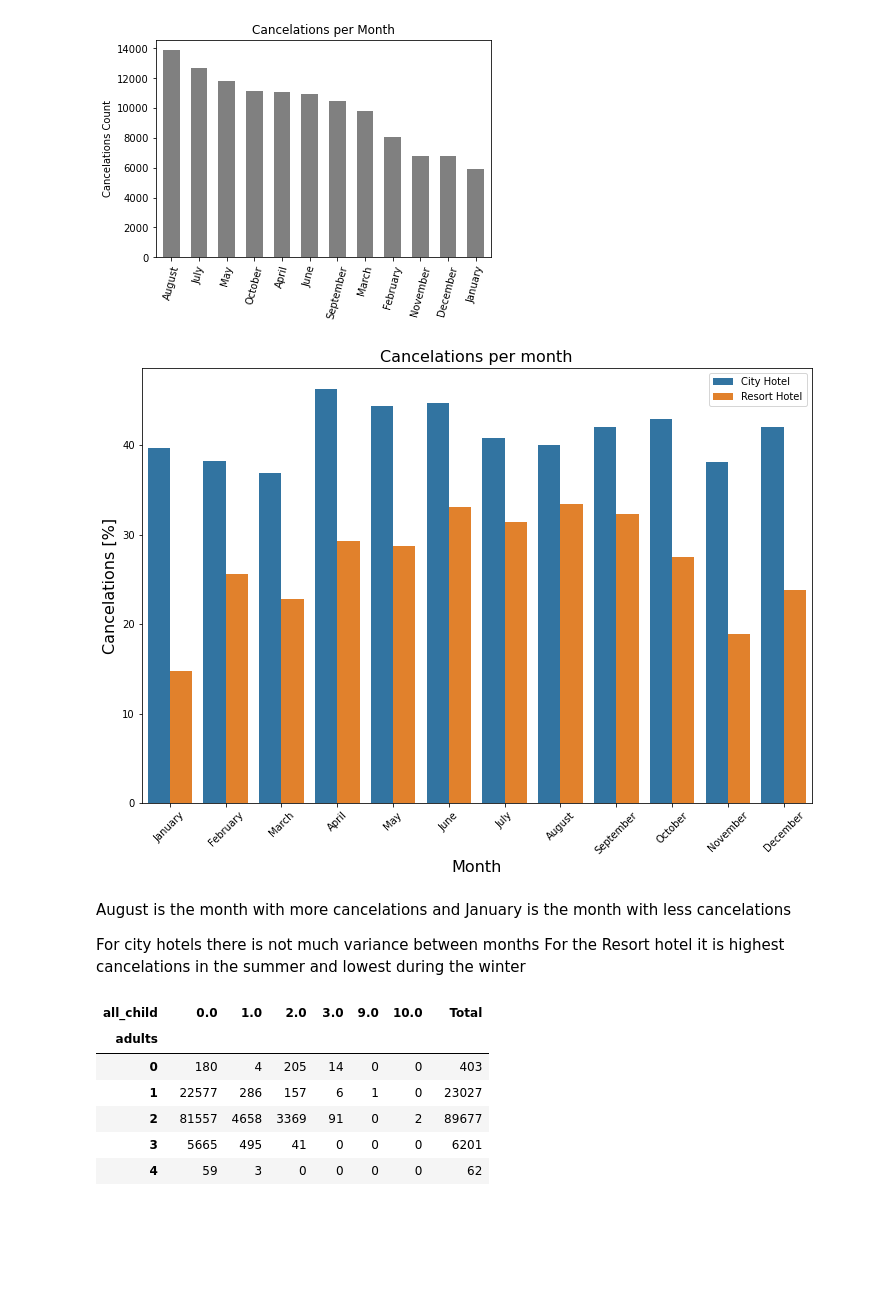
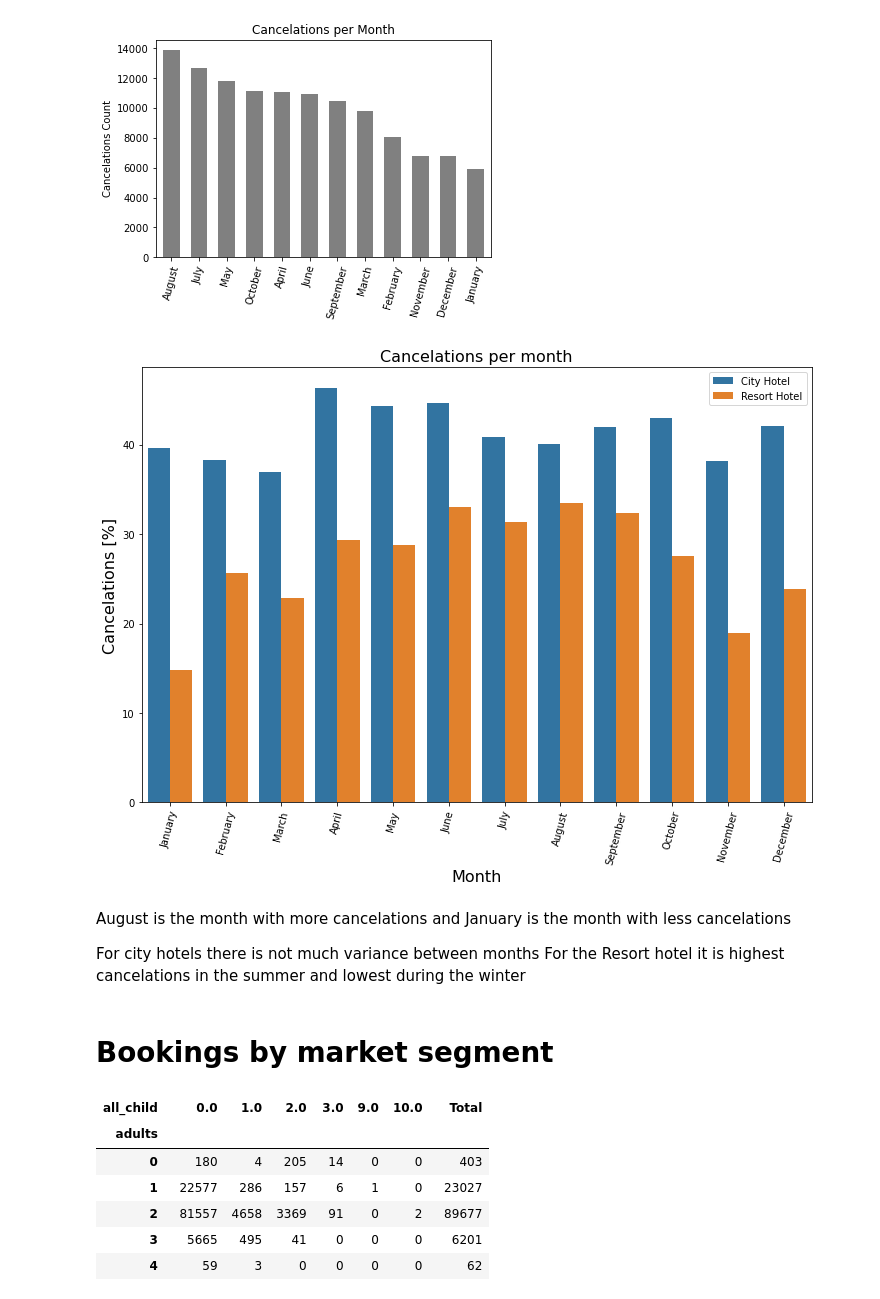
Before and after one commit to carlosmendozaj/Project_Booking_Demand, a Jupyter notebook: Carlos_Notebook.ipynb, the cells around one changed output. Cells and saved outputs as stored; diff of their text form; code cells hidden in the pictures; blank space fills up the shorter version.

```diff
--- a/Carlos_Notebook.ipynb
+++ b/Carlos_Notebook.ipynb
@@ -123,40 +106,42 @@ res_cancel_per_month = clean_purchase_data[(clean_purchase_data["hotel"] == "Res
 cty_book_per_month = clean_purchase_data.loc[(clean_purchase_data["hotel"] == "City Hotel")].groupby("arrival_date_month")["hotel"].count()
 cty_cancel_per_month = clean_purchase_data.loc[(clean_purchase_data["hotel"] == "City Hotel")].groupby("arrival_date_month")["is_canceled"].sum()
 
 res_cancel_data = pd.DataFrame({"Hotel": "Resort Hotel",
                                 "Month": list(res_book_per_month.index),
                                 "Bookings": list(res_book_per_month.values),
                                 "Cancelations": list(res_cancel_per_month.values)})
 cty_cancel_data = pd.DataFrame({"Hotel": "City Hotel",
                                 "Month": list(cty_book_per_month.index),
                                 "Bookings": list(cty_book_per_month.values),
                                 "Cancelations": list(cty_cancel_per_month.values)})
 
 full_cancel_data = pd.concat([res_cancel_data, cty_cancel_data], ignore_index=True)
 full_cancel_data["cancel_percent"] = full_cancel_data["Cancelations"] / full_cancel_data["Bookings"] * 100
 
 # order by month:
 ordered_months = ["January", "February", "March", "April", "May", "June",
           "July", "August", "September", "October", "November", "December"]
 full_cancel_data["Month"] = pd.Categorical(full_cancel_data["Month"], categories=ordered_months, ordered=True)
 
 # show figure:
 plt.figure(figsize=(12, 8))
 sns.barplot(x = "Month", y = "cancel_percent" , hue="Hotel",
             hue_order = ["City Hotel", "Resort Hotel"], data=full_cancel_data)
 plt.title("Cancelations per month", fontsize=16)
 plt.xlabel("Month", fontsize=16)
-plt.xticks(rotation=45)
+plt.xticks(rotation=75)
 plt.ylabel("Cancelations [%]", fontsize=16)
 plt.legend(loc="upper right")
 plt.show()
 # %% [output]
-[figure, old version]
+[figure, new version]
 # %% [markdown]
 August is the month with more cancelations and January is the month with less cancelations
 
 For city hotels there is not much variance between months
 For the Resort hotel it is highest cancelations in the summer and lowest during the winter
+# %% [markdown]
+# Bookings by market segment
 # %%
 #Bookings with children analiysis:
 hotel_eda['all_child'] = hotel_eda['children'] + hotel_eda['babies']
```
Also changed, not shown: parts of 7 cells of this notebook.
